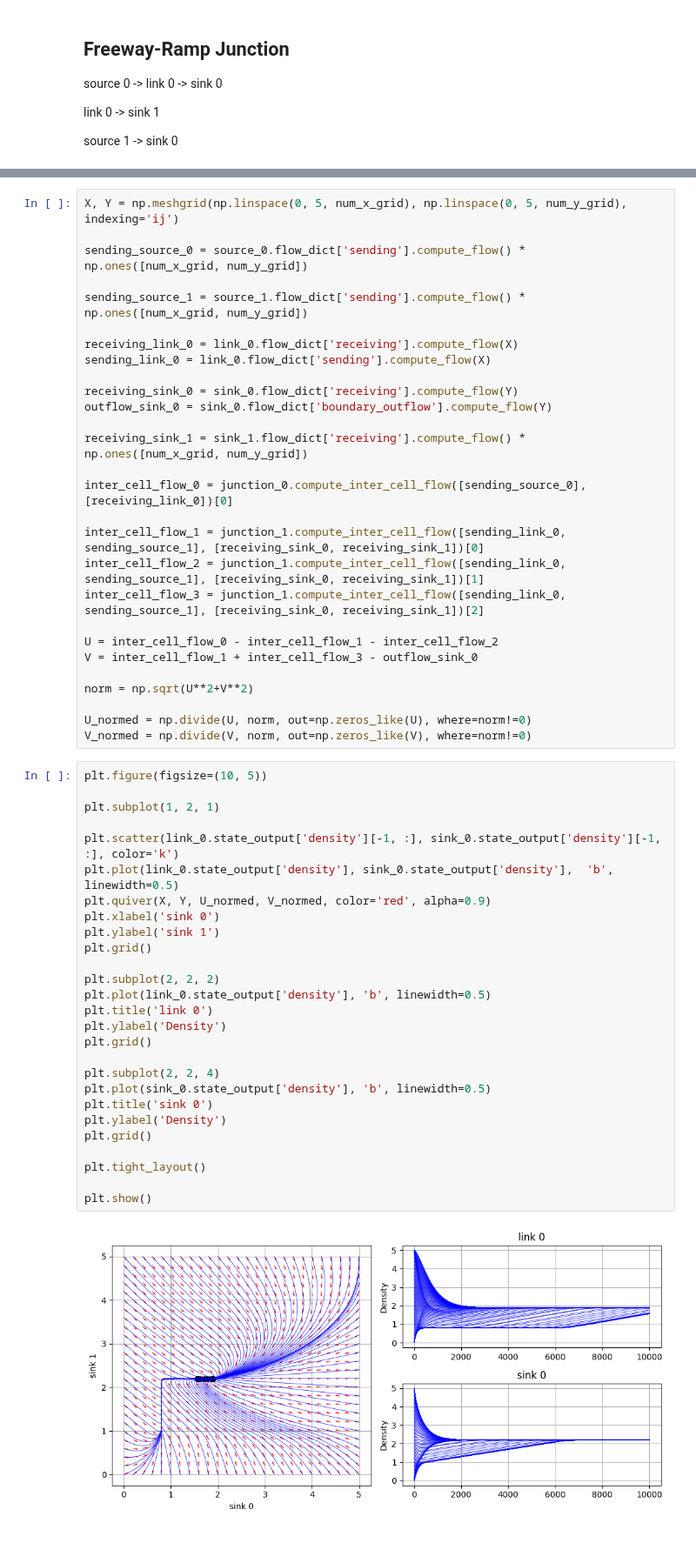
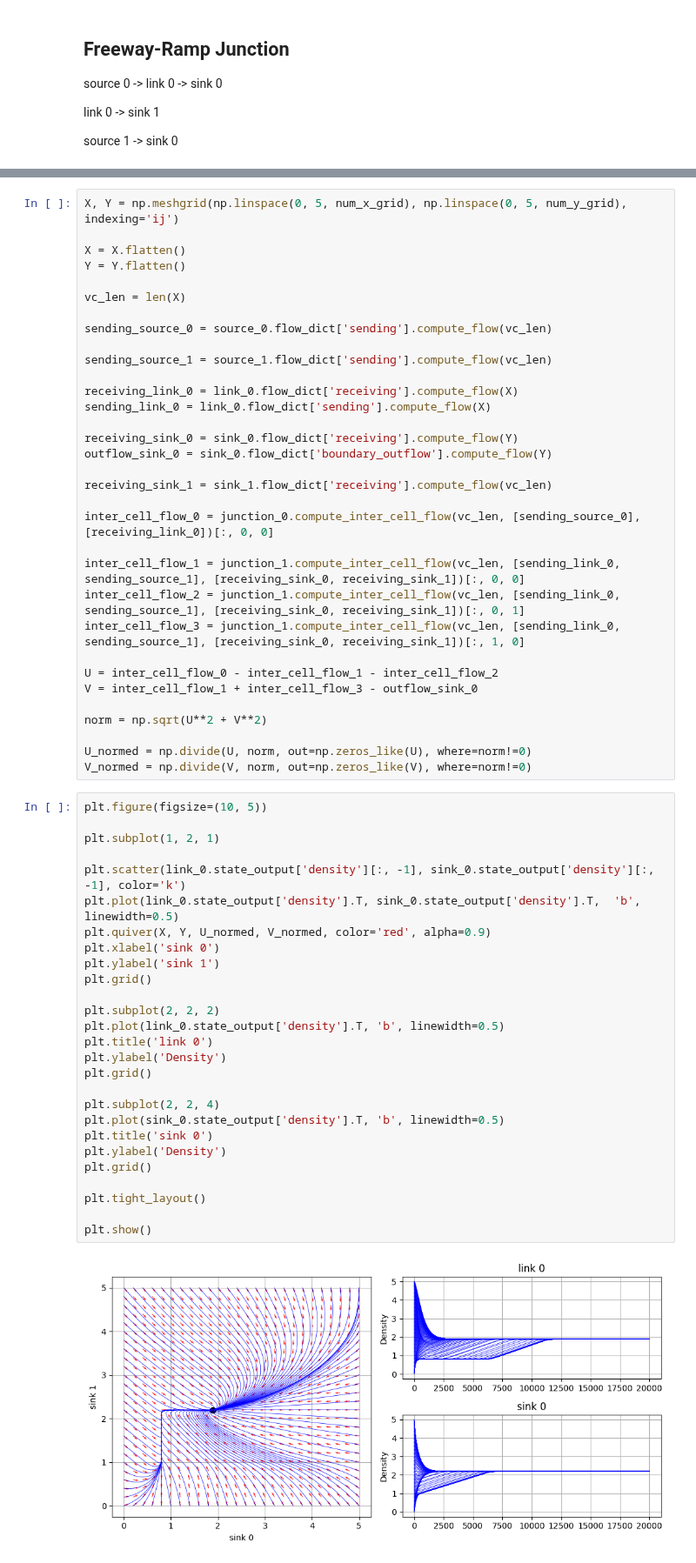
Before and after one commit to RandomWalker-1s/Dynamic-Flow-Networks, a Jupyter notebook: 04_test_freeway_ramp_junction.ipynb, the cells around one changed output, grey strips where cells are left out. Shown at 87% size. Drawn from its saved outputs; the diff is of its cells as text.

```diff
--- a/04_test_freeway_ramp_junction.ipynb
+++ b/04_test_freeway_ramp_junction.ipynb
@@ -73,9 +73,14 @@ time cost: 2.7 seconds.
 # %%
 X, Y = np.meshgrid(np.linspace(0, 5, num_x_grid), np.linspace(0, 5, num_y_grid), indexing='ij')
 
-sending_source_0 = source_0.flow_dict['sending'].compute_flow() * np.ones([num_x_grid, num_y_grid])
+X = X.flatten()
+Y = Y.flatten()
 
-sending_source_1 = source_1.flow_dict['sending'].compute_flow() * np.ones([num_x_grid, num_y_grid])
+vc_len = len(X)
+
+sending_source_0 = source_0.flow_dict['sending'].compute_flow(vc_len)
+
+sending_source_1 = source_1.flow_dict['sending'].compute_flow(vc_len)
 
 receiving_link_0 = link_0.flow_dict['receiving'].compute_flow(X)
 sending_link_0 = link_0.flow_dict['sending'].compute_flow(X)
@@ -83,47 +88,47 @@ sending_link_0 = link_0.flow_dict['sending'].compute_flow(X)
 receiving_sink_0 = sink_0.flow_dict['receiving'].compute_flow(Y)
 outflow_sink_0 = sink_0.flow_dict['boundary_outflow'].compute_flow(Y)
 
-receiving_sink_1 = sink_1.flow_dict['receiving'].compute_flow() * np.ones([num_x_grid, num_y_grid])
+receiving_sink_1 = sink_1.flow_dict['receiving'].compute_flow(vc_len)
 
-inter_cell_flow_0 = junction_0.compute_inter_cell_flow([sending_source_0], [receiving_link_0])[0]
+inter_cell_flow_0 = junction_0.compute_inter_cell_flow(vc_len, [sending_source_0], [receiving_link_0])[:, 0, 0]
 
-inter_cell_flow_1 = junction_1.compute_inter_cell_flow([sending_link_0, sending_source_1], [receiving_sink_0, receiving_sink_1])[0]
-inter_cell_flow_2 = junction_1.compute_inter_cell_flow([sending_link_0, sending_source_1], [receiving_sink_0, receiving_sink_1])[1]
-inter_cell_flow_3 = junction_1.compute_inter_cell_flow([sending_link_0, sending_source_1], [receiving_sink_0, receiving_sink_1])[2]
+inter_cell_flow_1 = junction_1.compute_inter_cell_flow(vc_len, [sending_link_0, sending_source_1], [receiving_sink_0, receiving_sink_1])[:, 0, 0]
+inter_cell_flow_2 = junction_1.compute_inter_cell_flow(vc_len, [sending_link_0, sending_source_1], [receiving_sink_0, receiving_sink_1])[:, 0, 1]
+inter_cell_flow_3 = junction_1.compute_inter_cell_flow(vc_len, [sending_link_0, sending_source_1], [receiving_sink_0, receiving_sink_1])[:, 1, 0]
 
 U = inter_cell_flow_0 - inter_cell_flow_1 - inter_cell_flow_2
 V = inter_cell_flow_1 + inter_cell_flow_3 - outflow_sink_0
 
-norm = np.sqrt(U**2+V**2)
+norm = np.sqrt(U**2 + V**2)
 
 U_normed = np.divide(U, norm, out=np.zeros_like(U), where=norm!=0)
 V_normed = np.divide(V, norm, out=np.zeros_like(V), where=norm!=0)
 # %%
 plt.figure(figsize=(10, 5))
 
 plt.subplot(1, 2, 1)
 
-plt.scatter(link_0.state_output['density'][-1, :], sink_0.state_output['density'][-1, :], color='k')
-plt.plot(link_0.state_output['density'], sink_0.state_output['density'],  'b', linewidth=0.5)
+plt.scatter(link_0.state_output['density'][:, -1], sink_0.state_output['density'][:, -1], color='k')
+plt.plot(link_0.state_output['density'].T, sink_0.state_output['density'].T,  'b', linewidth=0.5)
 plt.quiver(X, Y, U_normed, V_normed, color='red', alpha=0.9)
 plt.xlabel('sink 0')
 plt.ylabel('sink 1')
 plt.grid()
 
 plt.subplot(2, 2, 2)
-plt.plot(link_0.state_output['density'], 'b', linewidth=0.5)
+plt.plot(link_0.state_output['density'].T, 'b', linewidth=0.5)
 plt.title('link 0')
 plt.ylabel('Density')
 plt.grid()
 
 plt.subplot(2, 2, 4)
-plt.plot(sink_0.state_output['density'], 'b', linewidth=0.5)
+plt.plot(sink_0.state_output['density'].T, 'b', linewidth=0.5)
 plt.title('sink 0')
 plt.ylabel('Density')
 plt.grid()
 
 plt.tight_layout()
 
 plt.show()
 # %% [output]
-[figure, old version]
+[figure, new version]
```
Also changed, not shown: parts of 1 cell of this notebook, 31 other files.
